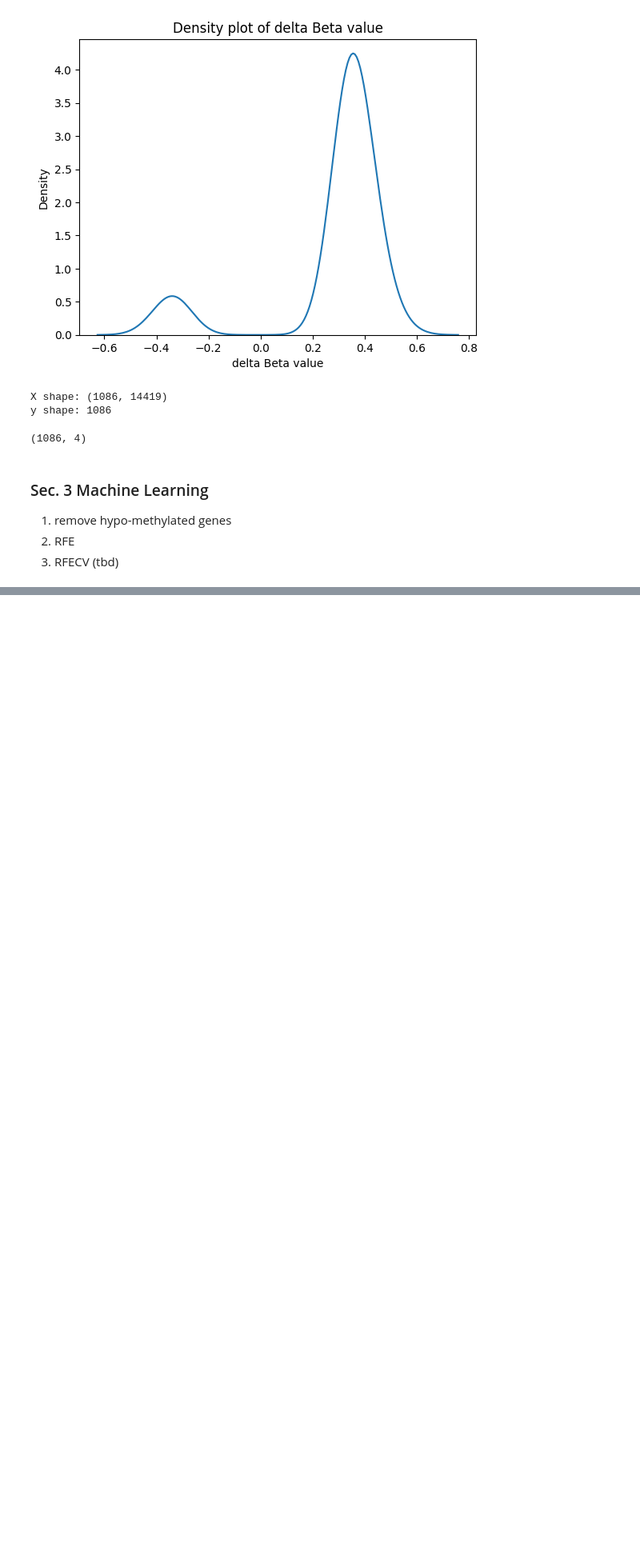
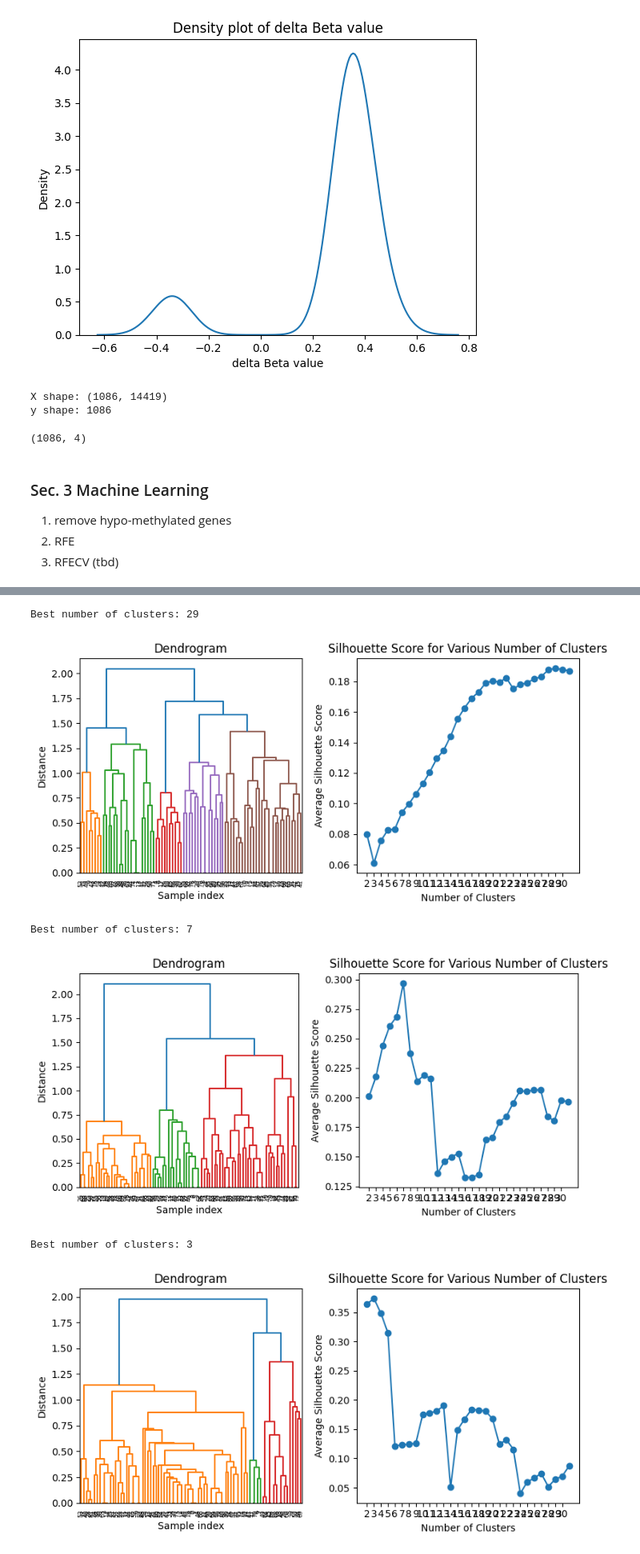
Before and after one commit to BioTechCo/main_project, a Jupyter notebook: notebooks/orange_pipeline_orchestrator.ipynb, the cells around one changed output, grey strips where cells are left out. Shown at 80% size. Saved outputs shown, nothing was run; the diff lists cells and outputs as text; code cells hidden in the pictures; blank space fills up the shorter version.

```diff
--- a/notebooks/orange_pipeline_orchestrator.ipynb
+++ b/notebooks/orange_pipeline_orchestrator.ipynb
@@ -973,0 +926,7 @@ fig.show()
+# %%
+dbeta = pd.read_csv(f"{trainOutPath}/{dbeta_path}.csv", index_col=0)
+gene_set = pd.read_csv(f"{trainOutPath}/{gene_set_file}.csv", index_col=0)
+distance_matrix_bp = pd.read_csv(f"{trainOutPath}/{bp_file}.csv", index_col=0)
+distance_matrix_cc = pd.read_csv(f"{trainOutPath}/{cc_file}.csv", index_col=0)
+distance_matrix_mf = pd.read_csv(f"{trainOutPath}/{mf_file}.csv", index_col=0)
+terms_count = pd.read_csv(f"{trainOutPath}/{terms_count_file}.csv", index_col=0)
@@ -973,0 +1037,11 @@ fig.show()
+# %%
+cluster_bp = hierarchical_clustering(distance_matrix_bp)
+cluster_cc = hierarchical_clustering(distance_matrix_cc)
+cluster_mf = hierarchical_clustering(distance_matrix_mf)
+# %% [output]
+Best number of clusters: 29
+[figure, added]
+Best number of clusters: 7
+[figure, added]
+Best number of clusters: 3
+[figure, added]
```
Also changed, not shown: parts of 39 cells of this notebook, 3 other files.
